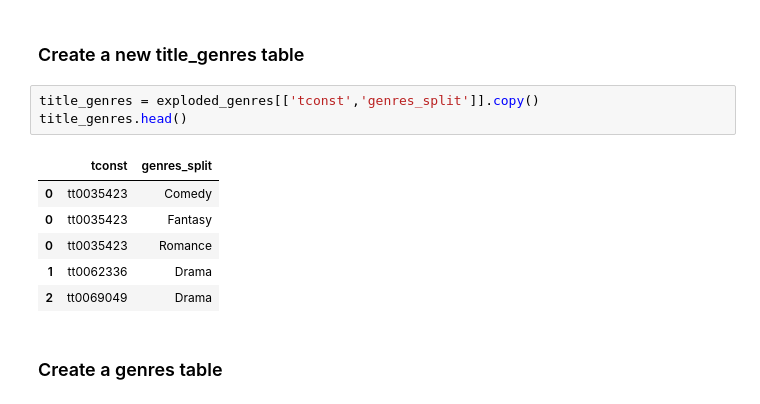
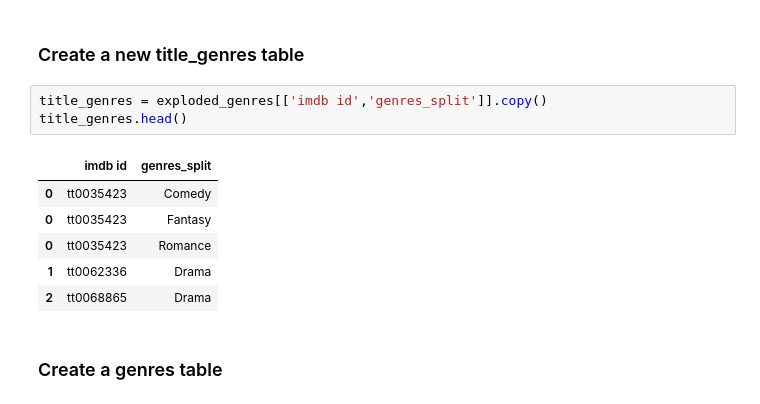
Before and after one commit to Luz-Dobbins/Movie-Database, a Jupyter notebook: Project 3 Part 3.ipynb, the cells around one changed output. Cells and saved outputs as stored; diff of their text form.

```diff
--- a/Project 3 Part 3.ipynb
+++ b/Project 3 Part 3.ipynb
@@ -78,15 +78,15 @@ basics.head()
 # %% [markdown]
 ### Create a new title_genres table
 # %%
-title_genres = exploded_genres[['tconst','genres_split']].copy()
+title_genres = exploded_genres[['imdb id','genres_split']].copy()
 title_genres.head()
 # %% [output]
-|  | tconst | genres_split |
+|  | imdb id | genres_split |
 | 0 | tt0035423 | Comedy |
 | 0 | tt0035423 | Fantasy |
 | 0 | tt0035423 | Romance |
 | 1 | tt0062336 | Drama |
-| 2 | tt0069049 | Drama |
+| 2 | tt0068865 | Drama |
 # %% [markdown]
 ### Create a genres table
 # %%
```
Also changed, not shown: parts of 19 cells of this notebook, 22 other files.
